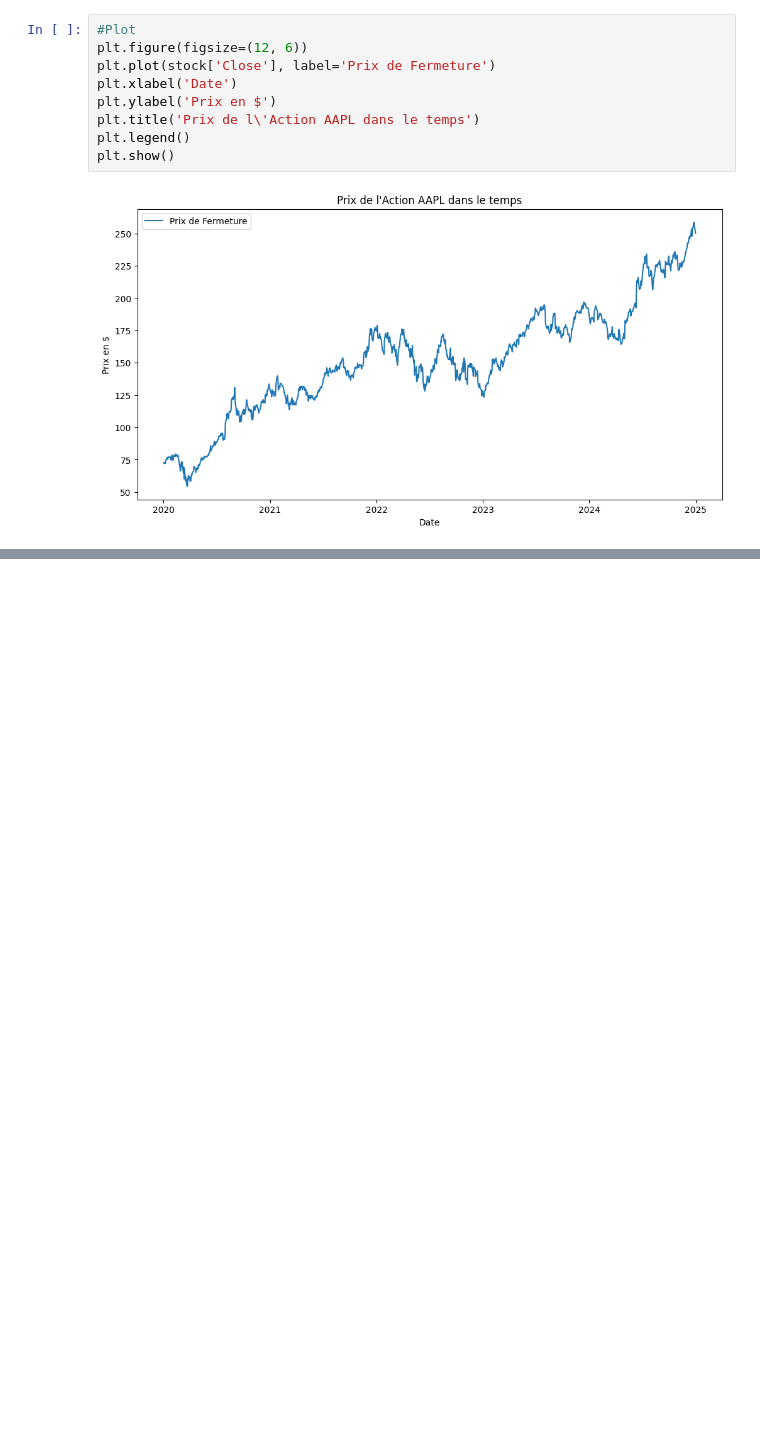
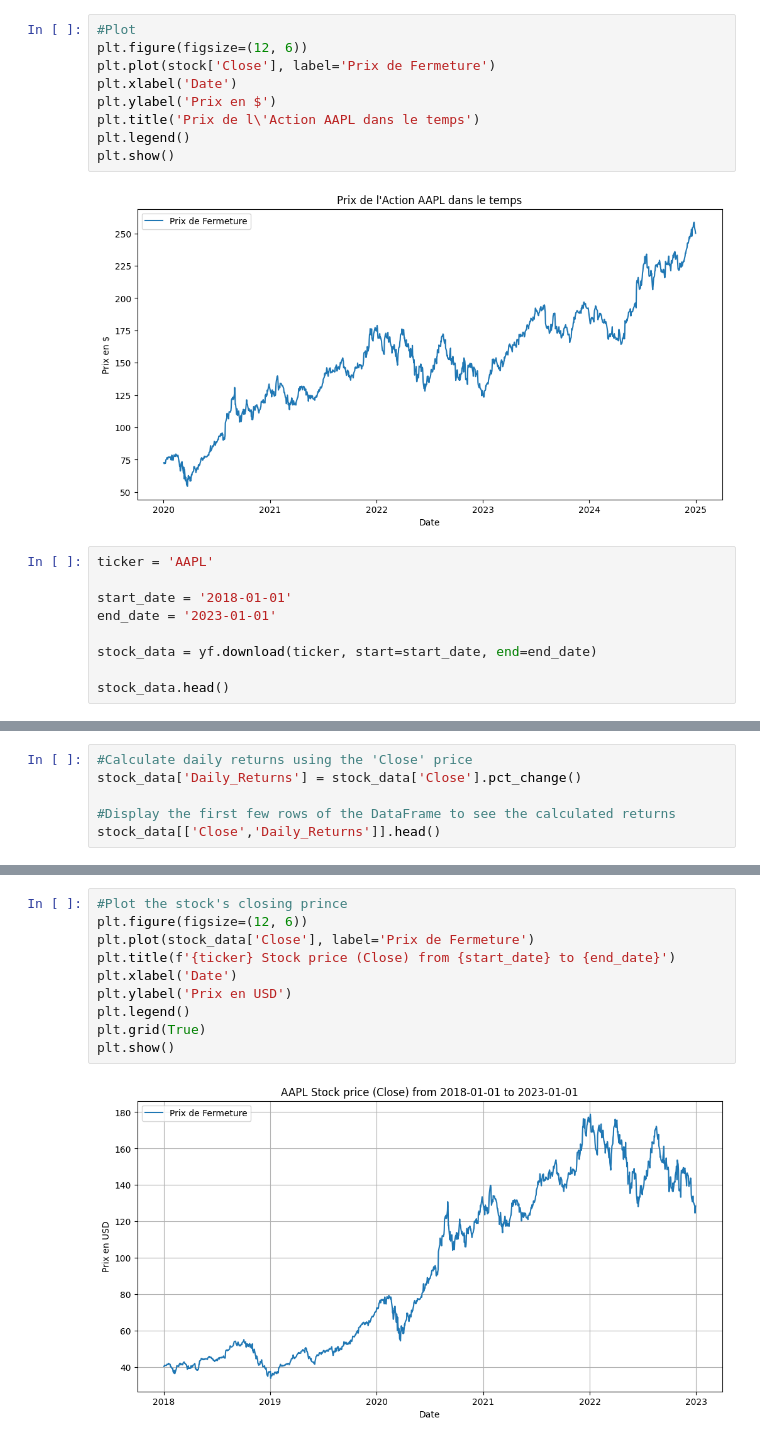
Before and after one commit to Aleqsis/IAE_METZ_DATA_2025_8, a Jupyter notebook: TD_DATA4FUNDS.ipynb, the cells around one changed output, grey strips where cells are left out. Saved outputs shown, nothing was run; the diff lists cells and outputs as text; blank space fills up the shorter version.

```diff
--- a/TD_DATA4FUNDS.ipynb
+++ b/TD_DATA4FUNDS.ipynb
@@ -306,3 +306,12 @@ plt.legend()
 plt.show()
 # %% [output]
 [figure]
+# %%
+ticker = 'AAPL'
+
+start_date = '2018-01-01'
+end_date = '2023-01-01'
+
+stock_data = yf.download(ticker, start=start_date, end=end_date)
+
+stock_data.head()
@@ -308,0 +328,6 @@ plt.show()
+# %%
+#Calculate daily returns using the 'Close' price
+stock_data['Daily_Returns'] = stock_data['Close'].pct_change()
+
+#Display the first few rows of the DataFrame to see the calculated returns
+stock_data[['Close','Daily_Returns']].head()
@@ -308,0 +343,12 @@ plt.show()
+# %%
+#Plot the stock's closing prince
+plt.figure(figsize=(12, 6))
+plt.plot(stock_data['Close'], label='Prix de Fermeture')
+plt.title(f'{ticker} Stock price (Close) from {start_date} to {end_date}')
+plt.xlabel('Date')
+plt.ylabel('Prix en USD')
+plt.legend()
+plt.grid(True)
+plt.show()
+# %% [output]
+[figure, added]
```
Also changed, not shown: parts of 7 cells of this notebook.
